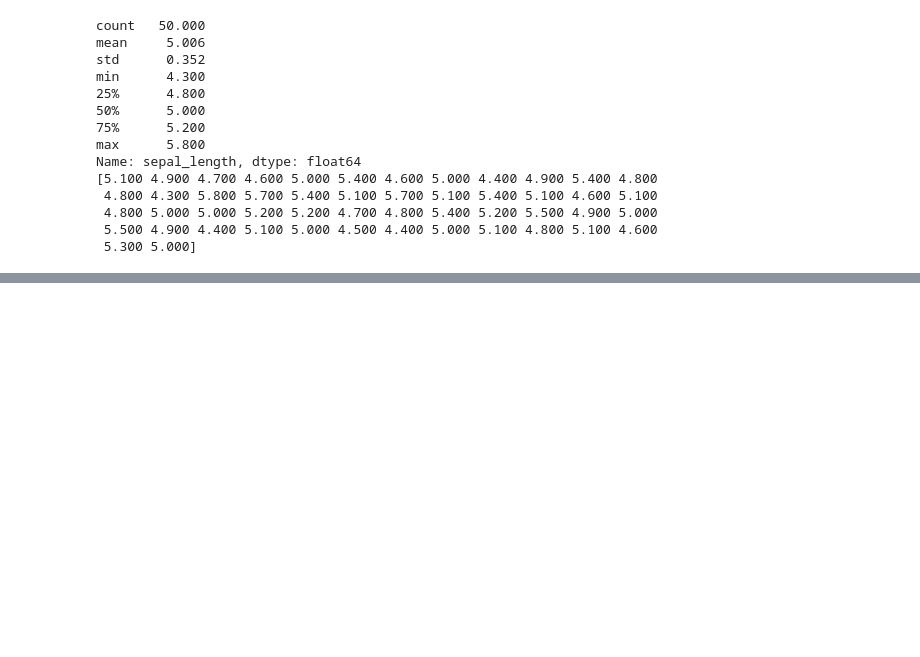
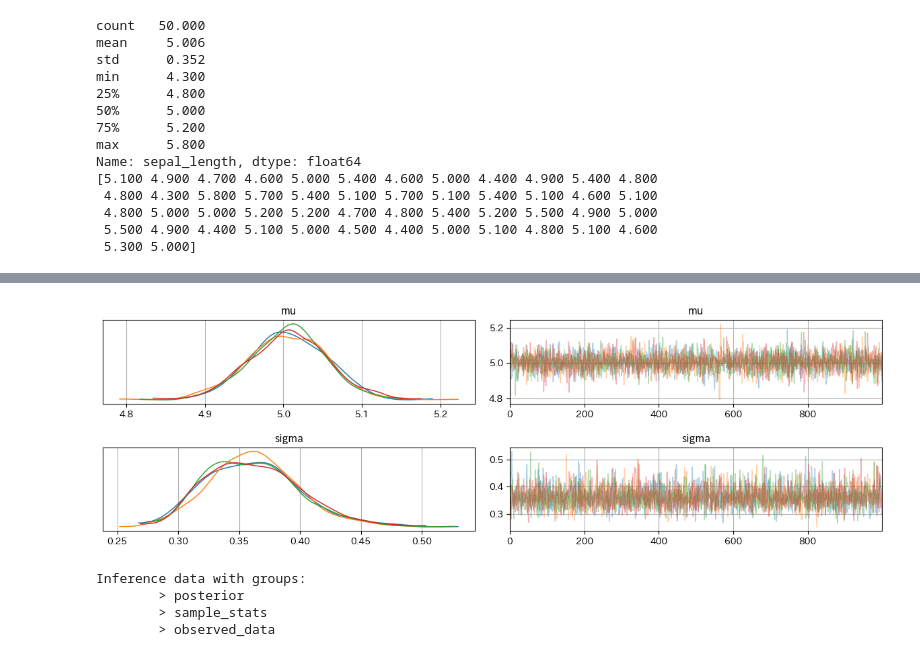
Before and after one commit to maton369/Bayesian_Inference_Practice, a Jupyter notebook: 5_1_データ分布のベイズ推論.ipynb, the cells around one changed output, grey strips where cells are left out. Cells and saved outputs as stored; diff of their text form; code cells hidden in the pictures; blank space fills up the shorter version.

```diff
--- a/5_1_データ分布のベイズ推論.ipynb
+++ b/5_1_データ分布のベイズ推論.ipynb
@@ -324,0 +372,3 @@ Name: sepal_length, dtype: float64
+# %%
+with model1:
+    idata1 = pm.sample(random_seed=42)
@@ -324,0 +382,12 @@ Name: sepal_length, dtype: float64
+# %%
+az.plot_trace(idata1, compact=False)
+plt.tight_layout()
+# %% [output]
+[figure, added]
+# %%
+idata1
+# %% [output]
+Inference data with groups:
+        > posterior
+        > sample_stats
+        > observed_data
```
Also changed, not shown: parts of 6 cells of this notebook.
